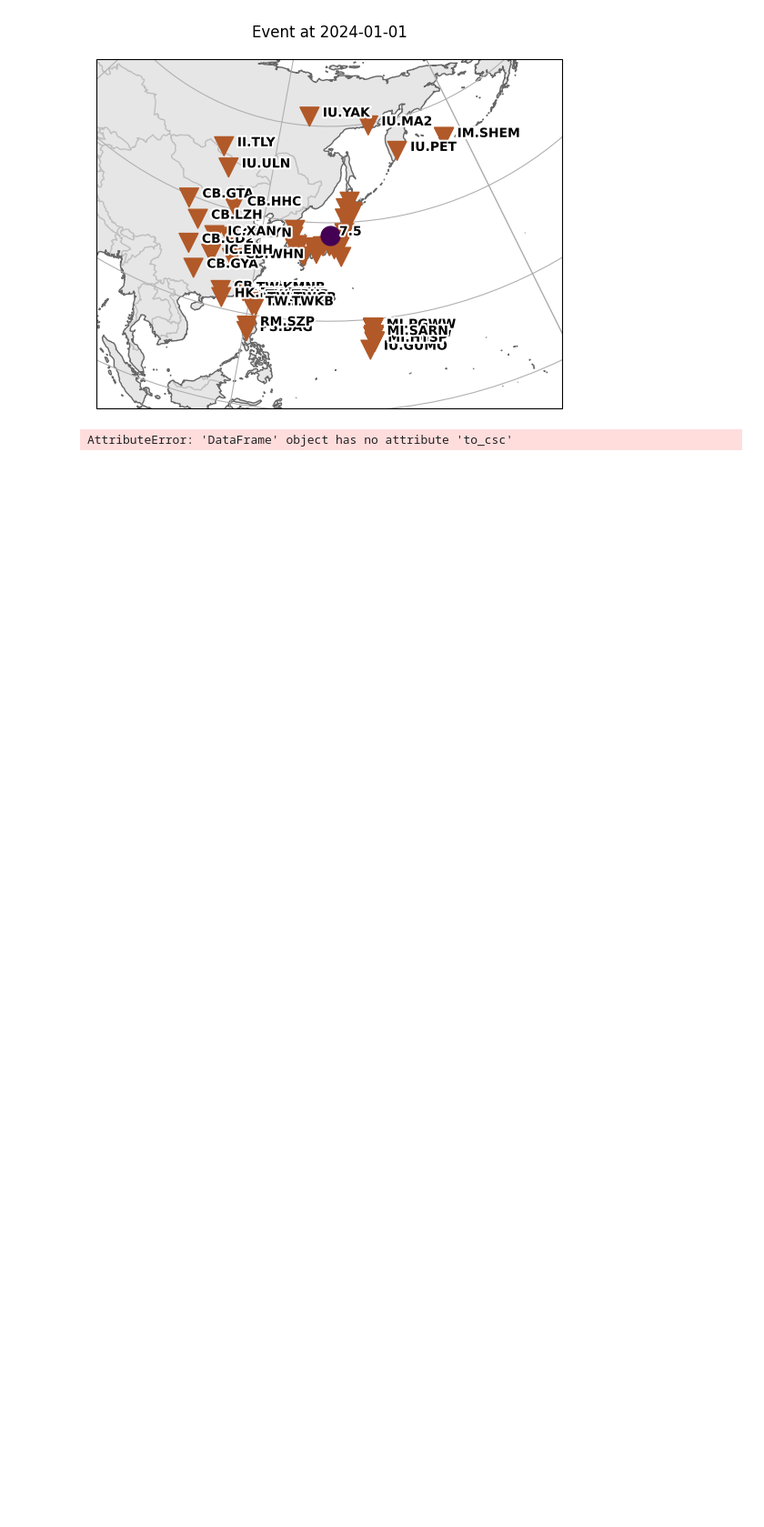
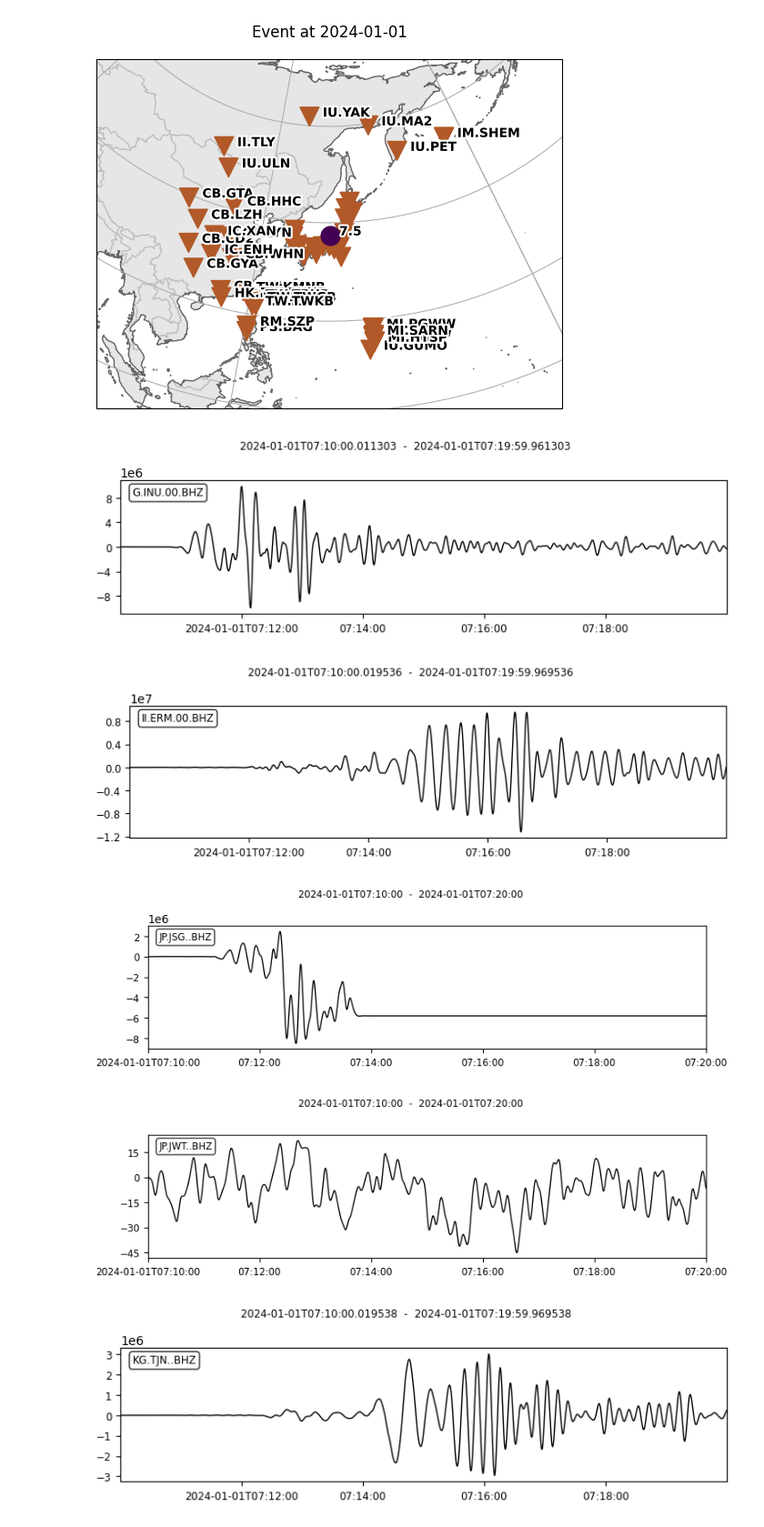
Before and after one commit to hjibran/2024_Noto_earthquake_swarm_project, a Jupyter notebook: 2024_Noto_earthquake_swarm_project.ipynb, the cells around one changed output. Shown at 91% size. Saved outputs shown, nothing was run; the diff lists cells and outputs as text; code cells hidden in the pictures; blank space fills up the shorter version.

```diff
--- a/2024_Noto_earthquake_swarm_project.ipynb
+++ b/2024_Noto_earthquake_swarm_project.ipynb
@@ -146,16 +191,18 @@ for i in range(len(network)):
 
 df = pd.DataFrame({'station':waveform_station, 'location':waveform_location, 'channel':waveform_channel, 'latitude':waveform_latitude, 'longitude':waveform_longitude, 'elevation':waveform_depth})
 df.to_csv('./SKHASH/dat/IN/station.csv')
-df1 = pd.DataFrame({'event_id':[1 for i in range(len(waveform_network))], 'event_id2':[12345 for i in range(len(waveform_network))], 'station':waveform_station, 'location':waveform_location ,'channel':waveform_channel,'p_polarity':[],'origin_latitude':[eventlatitude for i in range(len(waveform_network))],'origin_longitude':[eventlongitude for i in range(len(waveform_network))],'origin_depth':[10 for i in range(len(waveform_network))]})
+df1 = pd.DataFrame({'event_id':[1 for i in range(len(waveform_network))], 'event_id2':[12345 for i in range(len(waveform_network))], 'station':waveform_station, 'location':waveform_location ,'channel':waveform_channel,'p_polarity':['' for i in range(len(waveform_network))],'origin_latitude':[eventlatitude for i in range(len(waveform_network))],'origin_longitude':[eventlongitude for i in range(len(waveform_network))],'origin_depth':[10 for i in range(len(waveform_network))]})
 df1.to_csv('./SKHASH/dat/IN/polarity.csv')
-# %% [output]
-AttributeError: 'DataFrame' object has no attribute 'to_csc'
 # %%
-waveforms = []
 for i in range(len(network)):
     try:
         wv =  read('./waveform/{}.{}.{}.{}.SAC'.format(network[i], station[i], location[i], channel[i]))
-        waveforms.append(wv)
         wv.plot()
     except:
         next
+# %% [output]
+[figure, added]
+[figure, added]
+[figure, added]
+[figure, added]
+[figure, added]
```
Also changed, not shown: parts of 10 cells of this notebook, 17 other files.
